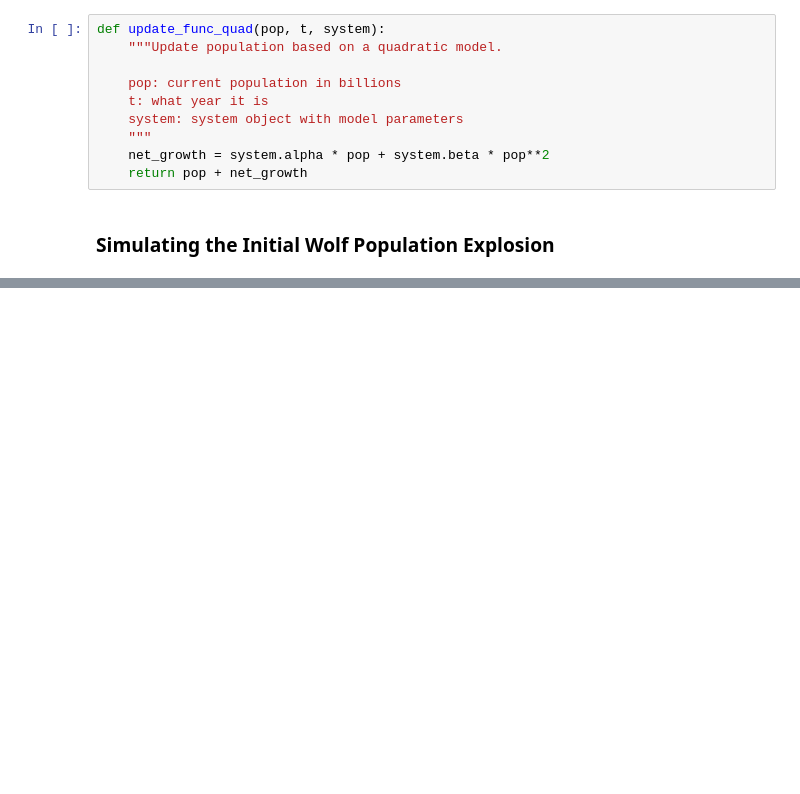
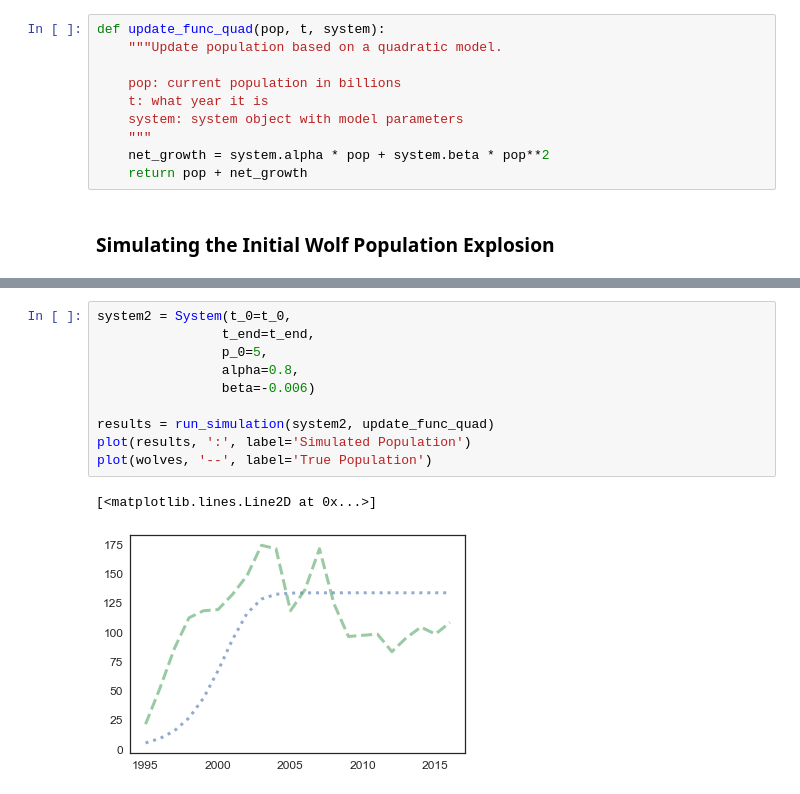
Before and after one commit to fung18870/ModSimPy, a Jupyter notebook: code/Project_1.ipynb, the cells around one changed output, grey strips where cells are left out. Saved outputs shown, nothing was run; the diff lists cells and outputs as text; blank space fills up the shorter version.

```diff
--- a/code/Project_1.ipynb
+++ b/code/Project_1.ipynb
@@ -99,3 +112,16 @@ def update_func_quad(pop, t, system):
+# %%
+system2 = System(t_0=t_0,
+                t_end=t_end,
+                p_0=5,
+                alpha=0.8,
+                beta=-0.006)
+
+results = run_simulation(system2, update_func_quad)
+plot(results, ':', label='Simulated Population')
+plot(wolves, '--', label='True Population')
+# %% [output]
+[<matplotlib.lines.Line2D at 0x...>]
+[figure, added]
 # %%
 system = System(t_0=t_0,
                 t_end=t_end,
```
Also changed, not shown: parts of 3 cells of this notebook, 5 other files.
